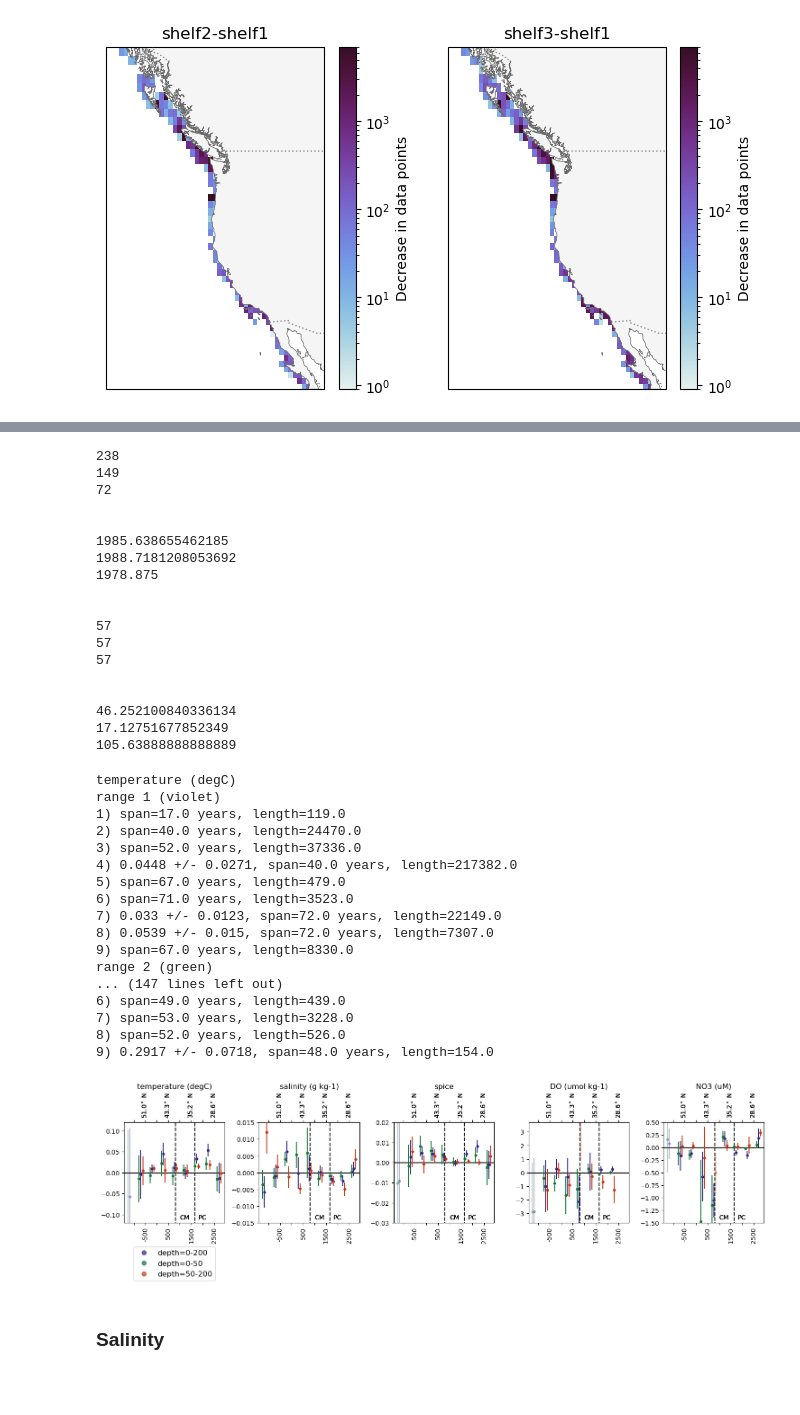
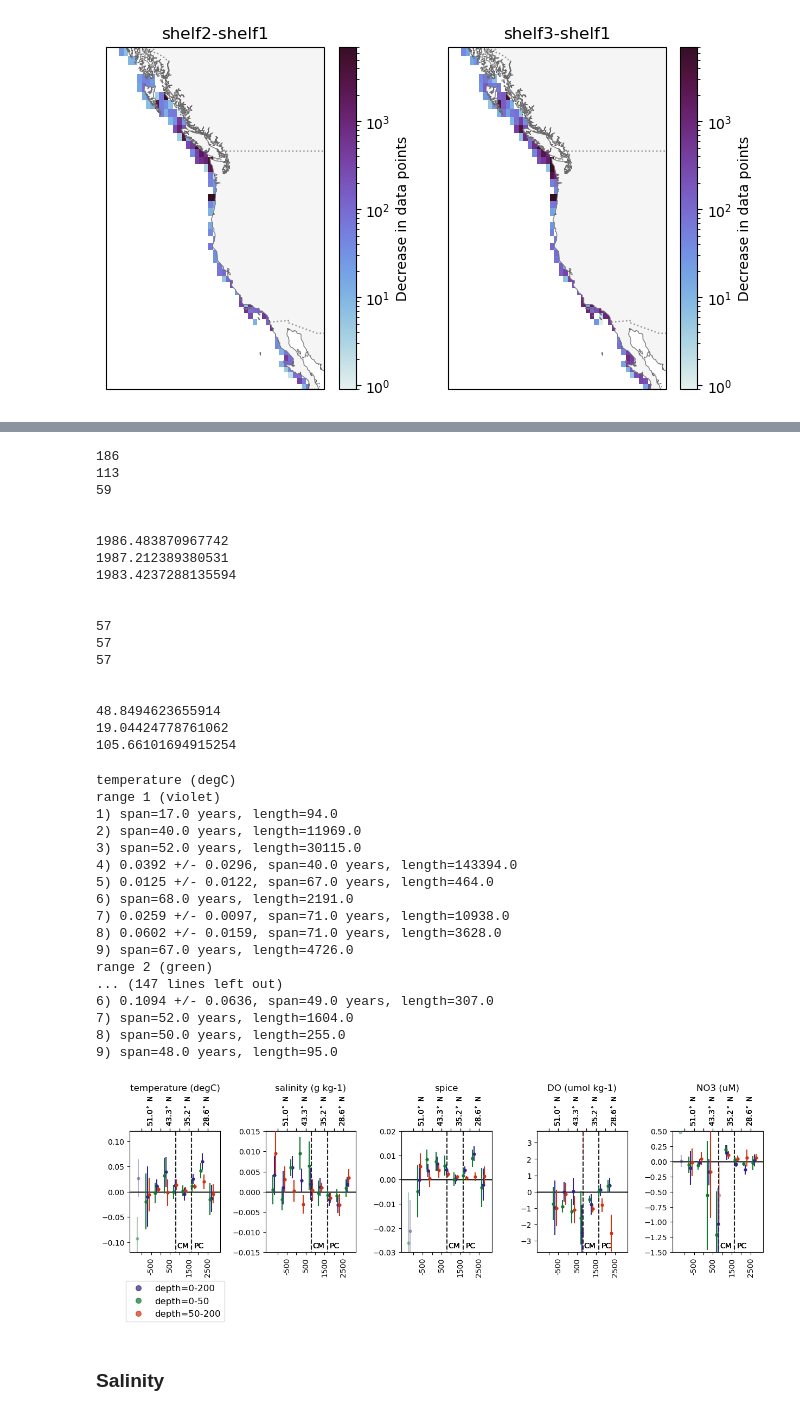
Before and after one commit to UBC-MOAD/analysis-becca, a Jupyter notebook: Synthesis/sensitivity.ipynb, the cells around one changed output, grey strips where cells are left out. Drawn from its saved outputs; the diff is of its cells as text; code cells hidden in the pictures; blank space fills up the shorter version.

Commit message:
fixed analysis discrepancy

```diff
--- a/Synthesis/sensitivity.ipynb
+++ b/Synthesis/sensitivity.ipynb
@@ -21,3 +21,8 @@ IOPATH = '/ocean/rbeutel/MOAD/analysis-becca/Synthesis/data/CCS_obs.csv'
 obs = pd.read_csv(IOPATH).drop(columns=['Unnamed: 0.2', 'Unnamed: 0.1', 'Unnamed: 0','NO2 (uM)', 'NH4 (uM)', 'Nstar (umol kg-1)', 'PO4 (uM)',
        'SiO4 (uM)', 'Chl (mg m-3)','Carbonate','Aragonite', 'Calcite', 'Cd (nmol kg-1)', 'Co (nmol kg-1)',
        'Cu (nmol kg-1)', 'Fe (nmol kg-1)', 'Mn (nmol kg-1)', 'Ni (nmol kg-1)','Zn (nmol kg-1)'])
+
+# reduce potential bias caused by sampling programs going out in different months
+# summer only (april-sep inclusive) based on PreliminaryCurrentAnalysis.ipynb
+obs = obs[(obs.month>=4)&(obs.month<=9)]
+obs
@@ -44,9 +63,9 @@ array([-1415.,  -930.,  -445.,    40.,   525.,  1010.,  1495.,  1980.,
 ##################
 
 def plot_ratediff_NS_CI(obs_used,var_string, ax, colour, *,
-                        CC = False, n_bins=9, cov_type="HAC", hac_maxlags=1,
-                        annual_stat="median", min_obs_per_year=3,
-                        min_years=4, min_span_years=10, offset=0):
+                        CC = False, n_bins=9, hac_maxlags=1,
+                        min_obs_per_year=3, min_years=4,
+                        min_span_years=10, offset=0):
 
     ylim_dict = {'spice':[-0.03,0.02], 'temperature (degC)': [-0.12,0.12],
                  'salinity (g kg-1)':[-0.015,0.015], 'DO (umol kg-1)':[-3.7,3.7],
@@ -93,7 +112,6 @@ def plot_ratediff_NS_CI(obs_used,var_string, ax, colour, *,
 
         grp = df_bin.groupby("year", as_index=False).agg(
             n=("val", "size"),
-            med=("val", "median"),
             mean=("val", "mean")
         )
         grp = grp[grp["n"] >= min_obs_per_year]
@@ -103,16 +121,13 @@ def plot_ratediff_NS_CI(obs_used,var_string, ax, colour, *,
         n_years_arr[i] = n_years
         year_span[i]   = span
 
-        Y_ann = grp["med"].values if annual_stat == "median" else grp["mean"].values
+        Y_ann = grp["mean"].values
         X_ann = grp["year"].values
 
         # (2) OLS with equal weight per year + (3) robust SEs
         X = sm.add_constant(X_ann)
         ols = sm.OLS(Y_ann, X)
-        if cov_type == "HAC":
-            res = ols.fit(cov_type="HAC", cov_kwds={"maxlags": int(hac_maxlags)})
-        else:
-            res = ols.fit(cov_type=cov_type)
+        res = ols.fit(cov_type="HAC", cov_kwds={"maxlags": int(hac_maxlags)})
 
         slopes[i] = res.params[1]
         ci = res.conf_int(alpha=0.05)
@@ -135,7 +150,7 @@ def plot_ratediff_NS_CI(obs_used,var_string, ax, colour, *,
         ax.errorbar(centers[m_short], slopes[m_short], yerr=yerr, fmt='.', ms=7,
                        c=colour,alpha=0.35,zorder=4)
 
-    ax.set_xlim(dmin, dmax)
+    ax.set_xlim(dmin - 0.05*(dmax-dmin), dmax + 0.05*(dmax-dmin))
     ax.set_xticks([-1000,-500,0,500,1000,1500,2000,2500])
     ax.set_xticklabels(['','-500','','500','','1500','','2500'],rotation=90)
     ax.axhline(0, color='black', lw=1,zorder=3)
@@ -440,7 +459,7 @@ for i in range(len(varstrings)):
     slopes, yerr, span, count = plot_ratediff_NS_CI(cuc1,varstrings[i], ax[i], '#332288')
     print('range 1 (violet)')
     for j in range(len(slopes)):
-        if (abs(slopes[j]) > yerr[j]) and span[j] > 30:
+        if (abs(slopes[j]) > yerr[j]) and span[j] >= 30:
             print(f"{j+1}) {np.round(slopes[j],4)} +/- {np.round(yerr[j],4)}, span={span[j]} years, length={count[j]}")
         else:
             print(f"{j+1}) span={span[j]} years, length={count[j]}")
@@ -448,7 +467,7 @@ for i in range(len(varstrings)):
     print('range 2 (green)')
     slopes, yerr, span, count = plot_ratediff_NS_CI(cuc2,varstrings[i], ax[i], '#117733',offset=-80)
     for j in range(len(slopes)):
-        if (abs(slopes[j]) > yerr[j]) and span[j] > 30:
+        if (abs(slopes[j]) > yerr[j]) and span[j] >= 30:
             print(f"{j+1}) {np.round(slopes[j],4)} +/- {np.round(yerr[j],4)}, span={span[j]} years, length={count[j]}")
         else:
             print(f"{j+1}) span={span[j]} years, length={count[j]}")
@@ -456,7 +475,7 @@ for i in range(len(varstrings)):
     print('range 3 (red)')
     slopes, yerr, span, count = plot_ratediff_NS_CI(cuc3,varstrings[i], ax[i], '#CC3311',offset=80)
     for j in range(len(slopes)):
-        if (abs(slopes[j]) > yerr[j]) and span[j] > 30:
+        if (abs(slopes[j]) > yerr[j]) and span[j] >= 30:
             print(f"{j+1}) {np.round(slopes[j],4)} +/- {np.round(yerr[j],4)}, span={span[j]} years, length={count[j]}")
         else:
             print(f"{j+1}) span={span[j]} years, length={count[j]}")
@@ -734,14 +753,14 @@ print(np.mean(shelf1['depth (m)'][(shelf1.dist < -930)]))
 print(np.mean(shelf2['depth (m)'][(shelf2.dist < -930)]))
 print(np.mean(shelf3['depth (m)'][(shelf3.dist < -930)]))
 # %% [output]
-238
-149
-72
+186
+113
+59
 
 
-1985.638655462185
-1988.7181208053692
-1978.875
+1986.483870967742
+1987.212389380531
+1983.4237288135594
 
 
 57
@@ -749,9 +768,9 @@ print(np.mean(shelf3['depth (m)'][(shelf3.dist < -930)]))
 57
 
 
-46.252100840336134
-17.12751677852349
-105.63888888888889
+48.8494623655914
+19.04424778761062
+105.66101694915254
 # %%
 # now looking at how trends change with this new definition
 varstrings = ['temperature (degC)','salinity (g kg-1)', 'spice',
@@ -766,7 +785,7 @@ for i in range(len(varstrings)):
     slopes, yerr, span, count = plot_ratediff_NS_CI(shelf1,varstrings[i], ax[i], '#332288')
     print('range 1 (violet)')
     for j in range(len(slopes)):
-        if (abs(slopes[j]) > yerr[j]) and span[j] > 30:
+        if (abs(slopes[j]) > yerr[j]) and span[j] >= 30:
             print(f"{j+1}) {np.round(slopes[j],4)} +/- {np.round(yerr[j],4)}, span={span[j]} years, length={count[j]}")
         else:
             print(f"{j+1}) span={span[j]} years, length={count[j]}")
@@ -774,7 +793,7 @@ for i in range(len(varstrings)):
     print('range 2 (green)')
     slopes, yerr, span, count = plot_ratediff_NS_CI(shelf2,varstrings[i], ax[i], '#117733',offset=-80)
     for j in range(len(slopes)):
-        if (abs(slopes[j]) > yerr[j]) and span[j] > 30:
+        if (abs(slopes[j]) > yerr[j]) and span[j] >= 30:
             print(f"{j+1}) {np.round(slopes[j],4)} +/- {np.round(yerr[j],4)}, span={span[j]} years, length={count[j]}")
         else:
             print(f"{j+1}) span={span[j]} years, length={count[j]}")
@@ -782,49 +801,49 @@ for i in range(len(varstrings)):
     print('range 3 (red)')
     slopes, yerr, span, count = plot_ratediff_NS_CI(shelf3,varstrings[i], ax[i], '#CC3311',offset=80)
     for j in range(len(slopes)):
-        if (abs(slopes[j]) > yerr[j]) and span[j] > 30:
+        if (abs(slopes[j]) > yerr[j]) and span[j] >= 30:
             print(f"{j+1}) {np.round(slopes[j],4)} +/- {np.round(yerr[j],4)}, span={span[j]} years, length={count[j]}")
         else:
             print(f"{j+1}) span={span[j]} years, length={count[j]}")
 
     print('\n')
 
 
 # # build legend handles
 legend_handles = []
 inlegend = ["depth=0-200",'depth=0-50','depth=50-200']
 colours = ['#332288', '#117733', '#CC3311']
 markers = ['o','o','o']
 for i in range(len(inlegend)):
     legend_handles.append(mlines.Line2D([], [],
                           marker=markers[i], linestyle='None',markersize=7,
                           markeredgecolor=colours[i], markerfacecolor=colours[i],alpha=0.7,
                           label=inlegend[i]))
 # Add a figure-wide legend below the subplots
 ax[0].legend(handles=legend_handles, loc='upper center', ncol=1, bbox_to_anchor=(0.5, -0.2), frameon=True,fontsize=12)
 
 plt.tight_layout()
 
 plt.savefig('/ocean/rbeutel/MOAD/analysis-becca/Synthesis/output/Sensitivity_Shelf_Depth.pdf')
 # %% [output]
 temperature (degC)
 range 1 (violet)
-1) span=17.0 years, length=119.0
-2) span=40.0 years, length=24470.0
-3) span=52.0 years, length=37336.0
-4) 0.0448 +/- 0.0271, span=40.0 years, length=217382.0
-5) span=67.0 years, length=479.0
-6) span=71.0 years, length=3523.0
-7) 0.033 +/- 0.0123, span=72.0 years, length=22149.0
-8) 0.0539 +/- 0.015, span=72.0 years, length=7307.0
-9) span=67.0 years, length=8330.0
+1) span=17.0 years, length=94.0
+2) span=40.0 years, length=11969.0
+3) span=52.0 years, length=30115.0
+4) 0.0392 +/- 0.0296, span=40.0 years, length=143394.0
+5) 0.0125 +/- 0.0122, span=67.0 years, length=464.0
+6) span=68.0 years, length=2191.0
+7) 0.0259 +/- 0.0097, span=71.0 years, length=10938.0
+8) 0.0602 +/- 0.0159, span=71.0 years, length=3628.0
+9) span=67.0 years, length=4726.0
 range 2 (green)
 ... (147 lines left out)
-6) span=49.0 years, length=439.0
-7) span=53.0 years, length=3228.0
-8) span=52.0 years, length=526.0
-9) 0.2917 +/- 0.0718, span=48.0 years, length=154.0
+6) 0.1094 +/- 0.0636, span=49.0 years, length=307.0
+7) span=52.0 years, length=1604.0
+8) span=50.0 years, length=255.0
+9) span=48.0 years, length=95.0
-[figure, old version]
+[figure, new version]
 # %% [markdown]
 ### Salinity
 # %%
```
Also changed, not shown: parts of 28 cells of this notebook, 2 other files.
